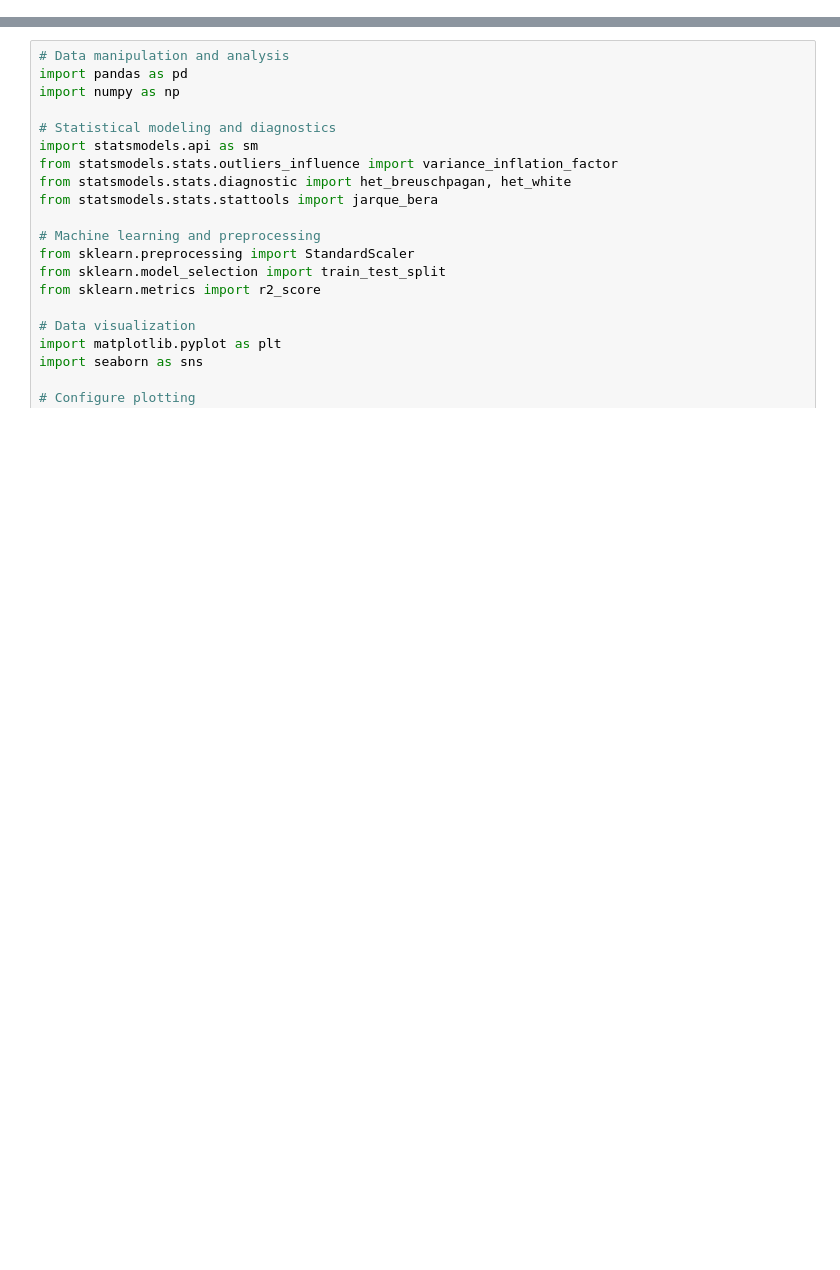
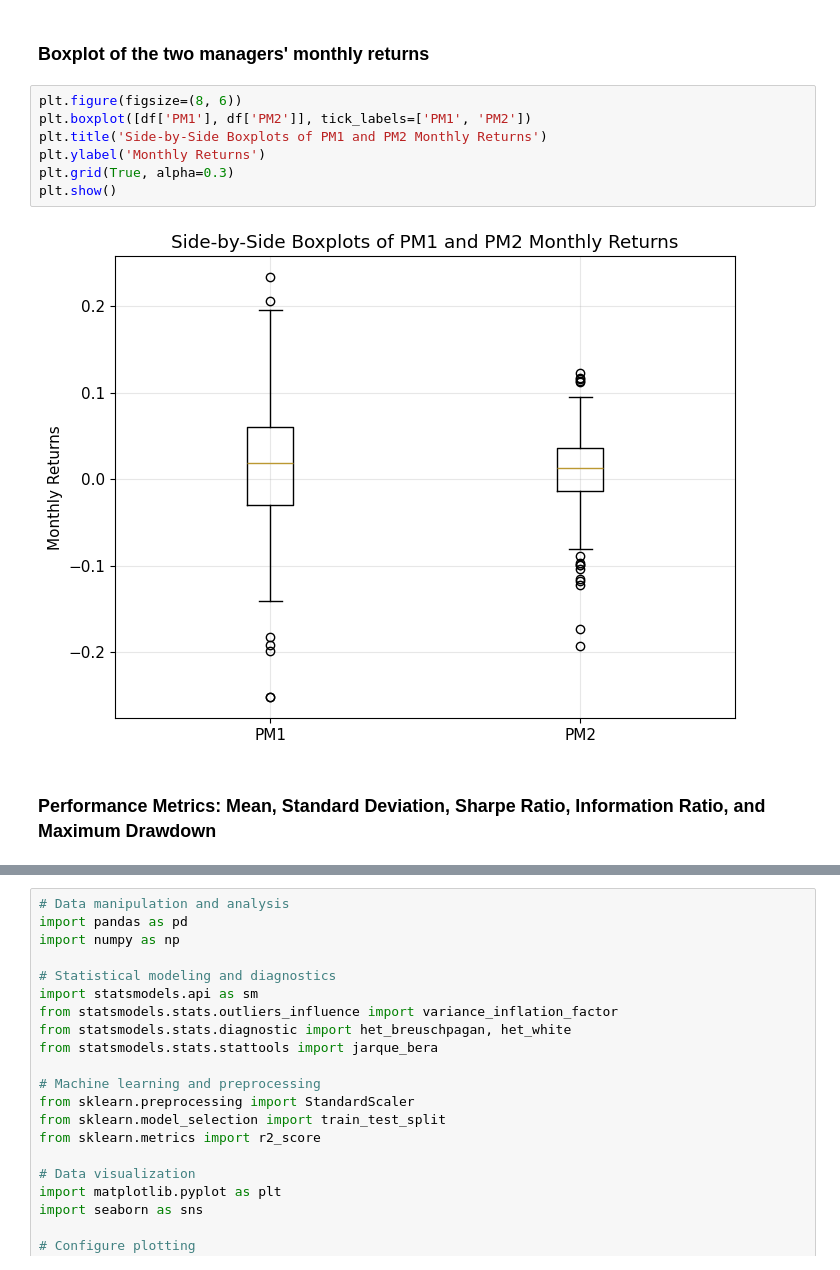
Before and after one commit to Nikhilesh-B/saturate_the_hypersphere, a Jupyter notebook: adv_analytics/hw3/p1.ipynb, the cells around one changed output, grey strips where cells are left out. Drawn from its saved outputs; the diff is of its cells as text; blank space fills up the shorter version.

```diff
--- a/adv_analytics/hw3/p1.ipynb
+++ b/adv_analytics/hw3/p1.ipynb
@@ -0,0 +57,13 @@
+# %% [markdown]
+### Boxplot of the two managers' monthly returns
+# %%
+plt.figure(figsize=(8, 6))
+plt.boxplot([df['PM1'], df['PM2']], tick_labels=['PM1', 'PM2'])
+plt.title('Side-by-Side Boxplots of PM1 and PM2 Monthly Returns')
+plt.ylabel('Monthly Returns')
+plt.grid(True, alpha=0.3)
+plt.show()
+# %% [output]
+[figure, added]
+# %% [markdown]
+### Performance Metrics: Mean, Standard Deviation, Sharpe Ratio, Information Ratio, and Maximum Drawdown
```
Also changed, not shown: parts of 21 cells of this notebook, 6 other files.
